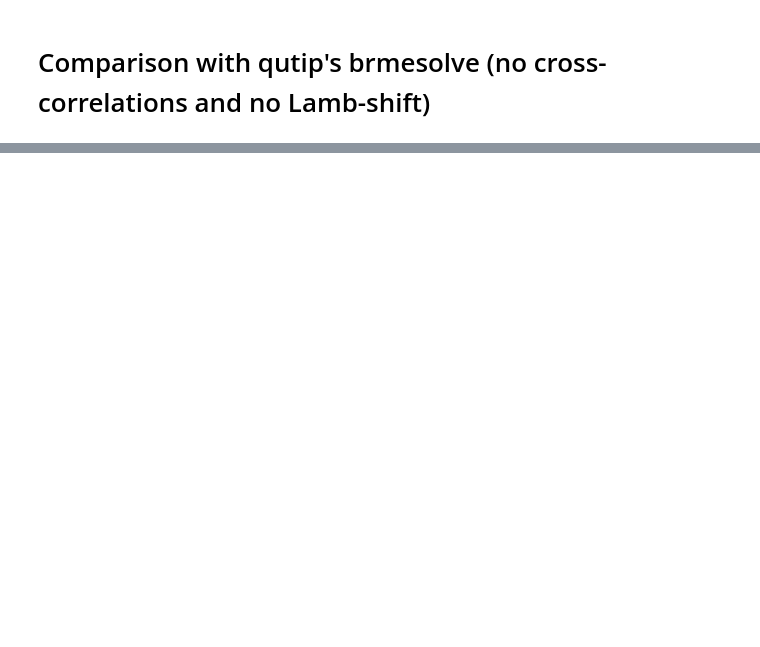
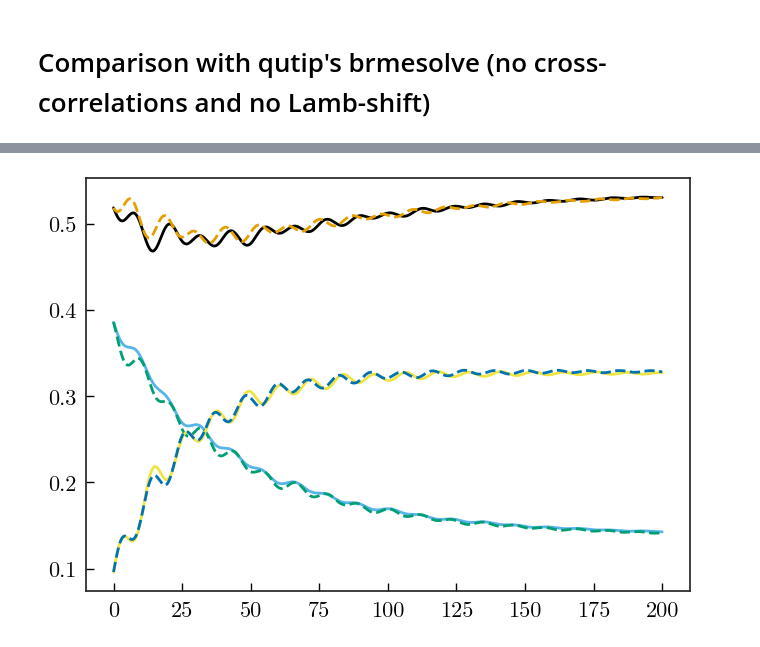
Before and after one commit to diego-fpv/lindbladAG, a Jupyter notebook: example.ipynb, the cells around one changed output, grey strips where cells are left out. Cells and saved outputs as stored; diff of their text form; code cells hidden in the pictures; blank space fills up the shorter version.

```diff
--- a/example.ipynb
+++ b/example.ipynb
@@ -96,0 +181,23 @@ a_ops
+# %%
+# Time evolution:
+
+# initial state: chosen randomly
+psi0 = 0
+for i in range(nLevels):
+    psi0 += np.random.rand() * basis(nLevels, i)
+psi0 = psi0.unit()
+
+# time array
+t = np.linspace(0, 200, 1500)
+
+# expectation operators (populations)
+e_ops = [basis(nLevels, i) * basis(nLevels, i).dag() for i in range(nLevels)]
+
+# 1. Bloch-Redfield
+# the definition of the spectral functions in qutip is S = 2πJ. The 2π can be included in the operators with a square root.
+a_opsBR = [[np.sqrt(2*np.pi)*a, j] for a, j in zip(a_ops, J)]
+rhoBR = brmesolve(H=H, psi0=psi0, tlist=t, a_ops=a_opsBR, e_ops=e_ops, use_secular=False).expect
+
+# 2. Arithmetic-Geometric master equation
+# comparable syntax. use_secular=False is the default option here.
+rhoAG = mesolveAG(H=H, psi0=psi0, tlist=t, a_ops=a_ops, J=J, L=L, e_ops=e_ops, use_secular=False).expect
@@ -96,0 +222,6 @@ a_ops
+# %%
+for pBR, pAG in zip(rhoBR, rhoAG):
+    plt.plot(t, pBR.real)
+    plt.plot(t, pAG.real, "--")
+# %% [output]
+[figure, added]
```
Also changed, not shown: parts of 15 cells of this notebook, 3 other files.
